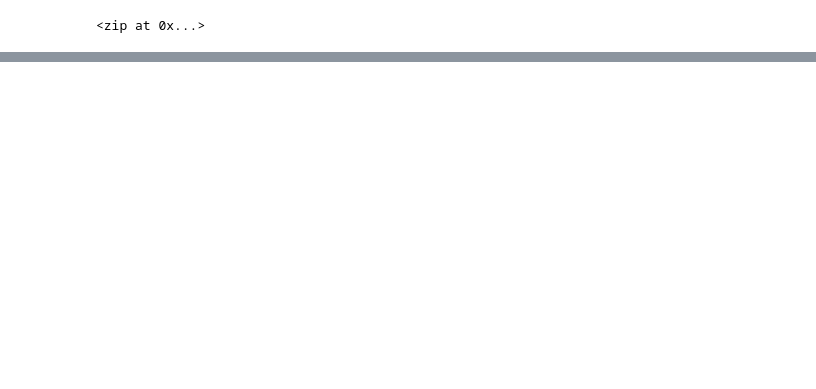
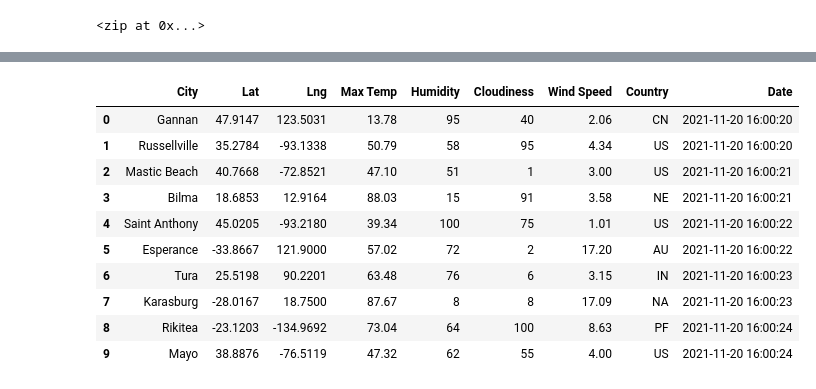
Before and after one commit to jjbarrosoF2G/World_Weather_Analysis, a Jupyter notebook: WeatherPy.ipynb, the cells around one changed output, grey strips where cells are left out. Cells and saved outputs as stored; diff of their text form; code cells hidden in the pictures; blank space fills up the shorter version.

```diff
--- a/WeatherPy.ipynb
+++ b/WeatherPy.ipynb
@@ -33,0 +38,6 @@ len(cities)
+# %%
+# Import the API key.
+from config import weather_api_key
+
+# Starting URL for Weather Map API Call.
+url = "http://api.openweathermap.org/data/2.5/weather?units=Imperial&APPID=" + weather_api_key
@@ -33,0 +122,16 @@ len(cities)
+# %%
+# Convert the array of dictionaries to a Pandas DataFrame.
+city_data_df = pd.DataFrame(city_data)
+city_data_df.head(10)
+# %% [output]
+|  | City | Lat | Lng | Max Temp | Humidity | Cloudiness | Wind Speed | Country | Date |
+| 0 | Gannan | 47.9147 | 123.5031 | 13.78 | 95 | 40 | 2.06 | CN | 2021-11-20 16:00:20 |
+| 1 | Russellville | 35.2784 | -93.1338 | 50.79 | 58 | 95 | 4.34 | US | 2021-11-20 16:00:20 |
+| 2 | Mastic Beach | 40.7668 | -72.8521 | 47.10 | 51 | 1 | 3.00 | US | 2021-11-20 16:00:21 |
+| 3 | Bilma | 18.6853 | 12.9164 | 88.03 | 15 | 91 | 3.58 | NE | 2021-11-20 16:00:21 |
+| 4 | Saint Anthony | 45.0205 | -93.2180 | 39.34 | 100 | 75 | 1.01 | US | 2021-11-20 16:00:22 |
+| 5 | Esperance | -33.8667 | 121.9000 | 57.02 | 72 | 2 | 17.20 | AU | 2021-11-20 16:00:22 |
+| 6 | Tura | 25.5198 | 90.2201 | 63.48 | 76 | 6 | 3.15 | IN | 2021-11-20 16:00:23 |
+| 7 | Karasburg | -28.0167 | 18.7500 | 87.67 | 8 | 8 | 17.09 | NA | 2021-11-20 16:00:23 |
+| 8 | Rikitea | -23.1203 | -134.9692 | 73.04 | 64 | 100 | 8.63 | PF | 2021-11-20 16:00:24 |
+| 9 | Mayo | 38.8876 | -76.5119 | 47.32 | 62 | 55 | 4.00 | US | 2021-11-20 16:00:24 |
```
Also changed, not shown: parts of 5 cells of this notebook, 4 other files.
